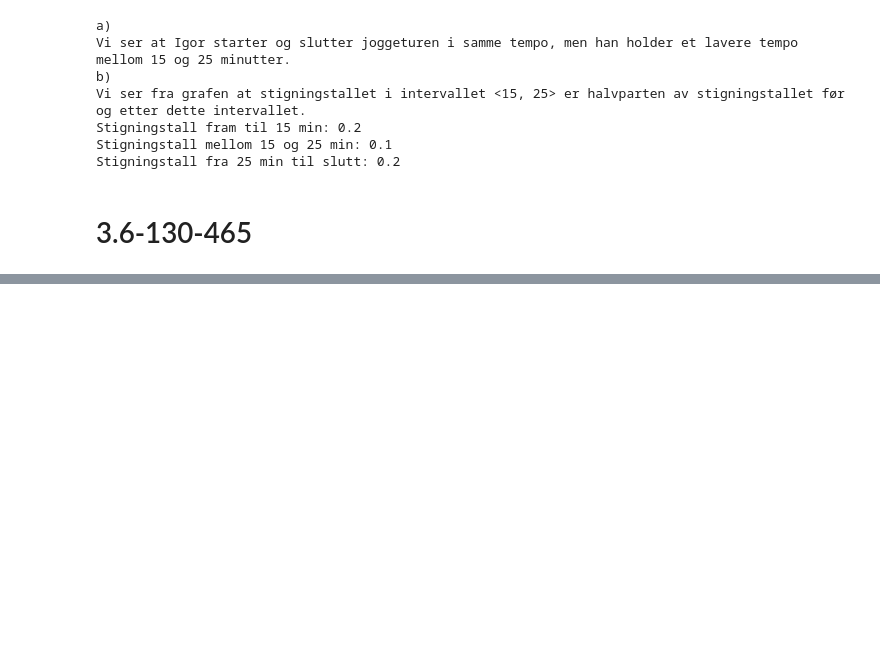
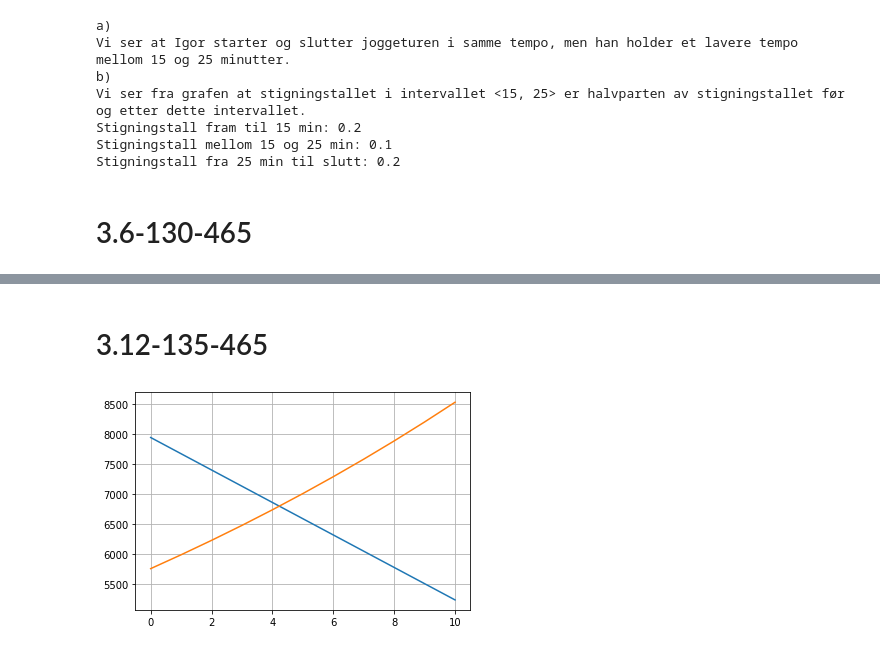
Before and after one commit to bitjungle/1T-Monster, a Jupyter notebook: kapittel-03.ipynb, the cells around one changed output, grey strips where cells are left out. Saved outputs shown, nothing was run; the diff lists cells and outputs as text; code cells hidden in the pictures; blank space fills up the shorter version.

```diff
--- a/kapittel-03.ipynb
+++ b/kapittel-03.ipynb
@@ -240,0 +292,18 @@ Verdimengden er [ 10000 , 13500 ]
+# %%
+def f(x):
+    return (-2/3)*x + 4
+
+def finn_nullpunkt(f, x, dx = 0.0001):
+    '''Starter ved gitt x, og leter seg fram til første nullpunkt for funksjonen f.
+       OBS: Dersom funksjonen ikke har noe nullpunkt, vil vi ende opp i en evig løkke!
+    '''
+    while f(x) * f(x + dx) > 0: # Dersom produktet er negativt, har vi et nullpunkt
+        x += dx
+    return x
+
+print('a)')
+print('Når x = 0 er f(x) =', f(0))
+
+print('b)')
+x_null = finn_nullpunkt(f, 0)
+print('Nullpunkt for x =', round(x_null))
@@ -240,0 +375,19 @@ Verdimengden er [ 10000 , 13500 ]
+# %% [markdown]
+# 3.12-135-465
+# %%
+def f(x):
+    return 7940 - 270*x
+
+def g(x):
+    return 5760 * 1.04**x
+
+aar = np.array([0, 1, 2, 3, 4, 5, 6, 7, 8, 9, 10])
+f_folketall = f(aar)
+g_folketall = g(aar)
+
+print('a)')
+plt.plot(aar, f_folketall)
+plt.plot(aar, g_folketall)
+plt.grid()
+# %% [output]
+[figure, added]
```
Also changed, not shown: parts of 18 cells of this notebook.
